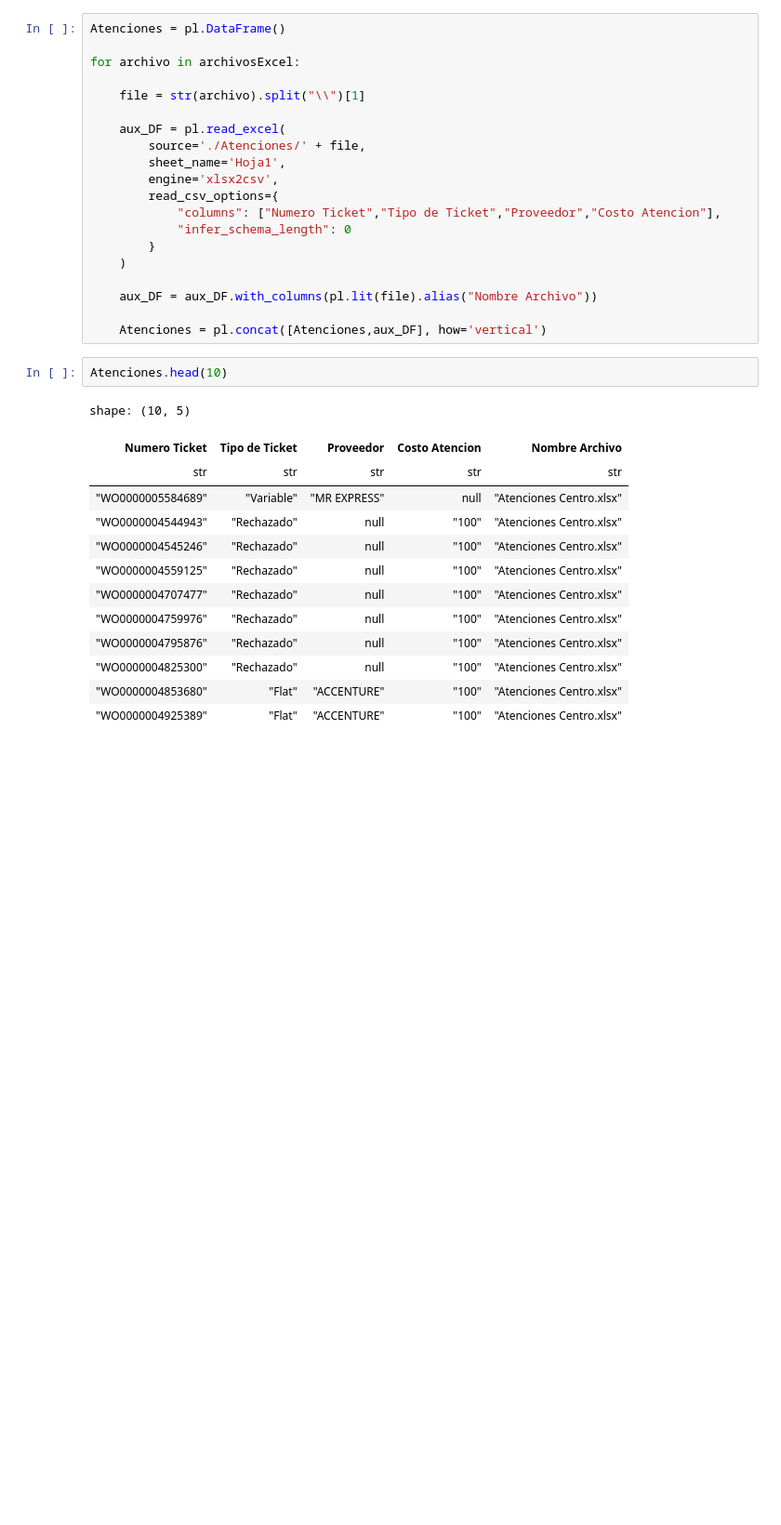
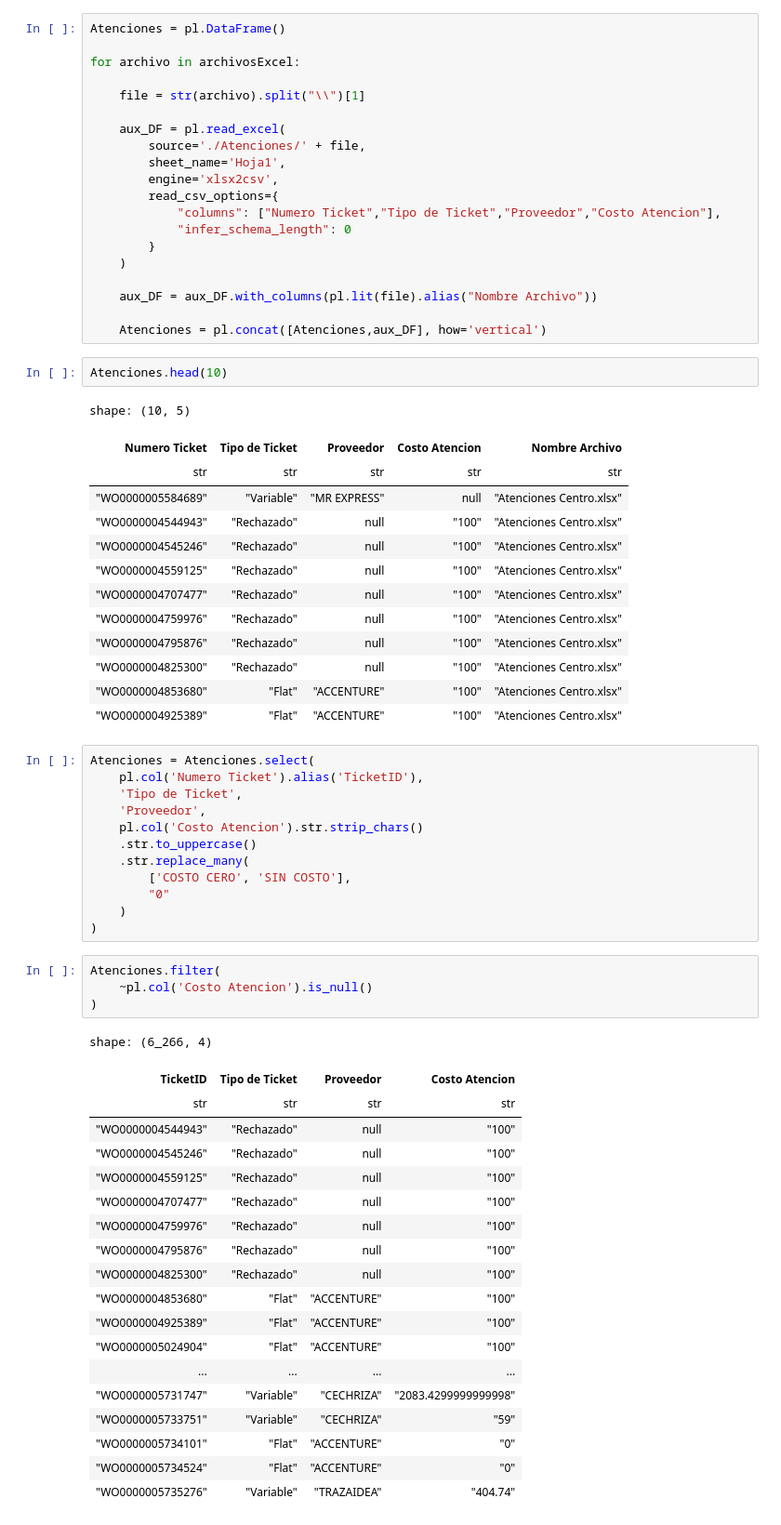
Before and after one commit to Manuel4081/Python-ETL-P1, a Jupyter notebook: TareaETL.ipynb, the cells around one changed output. Shown at 93% size. Saved outputs shown, nothing was run; the diff lists cells and outputs as text; blank space fills up the shorter version.

```diff
--- a/TareaETL.ipynb
+++ b/TareaETL.ipynb
@@ -359,3 +284,39 @@ shape: (10, 5)
 | "WO0000004825300" | "Rechazado" | null | "100" | "Atenciones Centro.xlsx" |
 | "WO0000004853680" | "Flat" | "ACCENTURE" | "100" | "Atenciones Centro.xlsx" |
 | "WO0000004925389" | "Flat" | "ACCENTURE" | "100" | "Atenciones Centro.xlsx" |
+# %%
+Atenciones = Atenciones.select(
+    pl.col('Numero Ticket').alias('TicketID'),
+    'Tipo de Ticket',
+    'Proveedor',
+    pl.col('Costo Atencion').str.strip_chars()
+    .str.to_uppercase()
+    .str.replace_many(
+        ['COSTO CERO', 'SIN COSTO'],
+        "0"
+    )
+)
+# %%
+Atenciones.filter(
+    ~pl.col('Costo Atencion').is_null()
+)
+# %% [output]
+shape: (6_266, 4)
+| TicketID | Tipo de Ticket | Proveedor | Costo Atencion |
+| str | str | str | str |
+| "WO0000004544943" | "Rechazado" | null | "100" |
+| "WO0000004545246" | "Rechazado" | null | "100" |
+| "WO0000004559125" | "Rechazado" | null | "100" |
+| "WO0000004707477" | "Rechazado" | null | "100" |
+| "WO0000004759976" | "Rechazado" | null | "100" |
+| "WO0000004795876" | "Rechazado" | null | "100" |
+| "WO0000004825300" | "Rechazado" | null | "100" |
+| "WO0000004853680" | "Flat" | "ACCENTURE" | "100" |
+| "WO0000004925389" | "Flat" | "ACCENTURE" | "100" |
+| "WO0000005024904" | "Flat" | "ACCENTURE" | "100" |
+| ... | ... | ... | ... |
+| "WO0000005731747" | "Variable" | "CECHRIZA" | "2083.4299999999998" |
+| "WO0000005733751" | "Variable" | "CECHRIZA" | "59" |
+| "WO0000005734101" | "Flat" | "ACCENTURE" | "0" |
+| "WO0000005734524" | "Flat" | "ACCENTURE" | "0" |
+| "WO0000005735276" | "Variable" | "TRAZAIDEA" | "404.74" |
```
Also changed, not shown: parts of 9 cells of this notebook.
